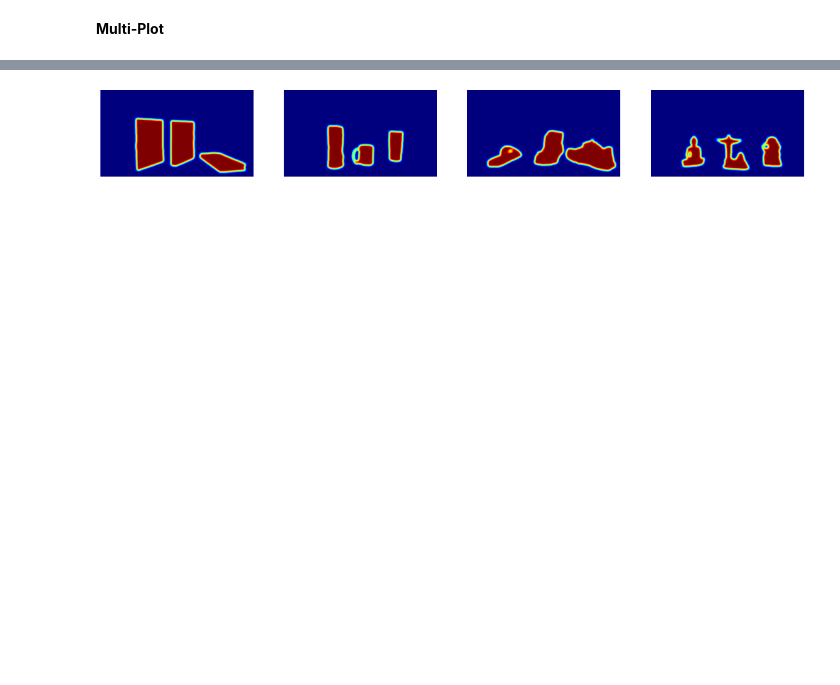
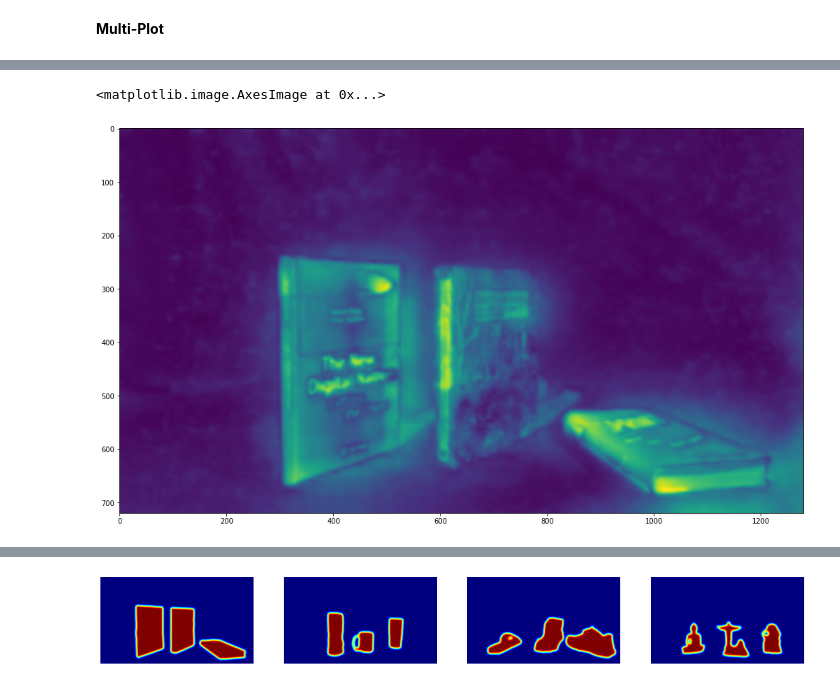
Before and after one commit to matthewkenely/ICT3909, a Jupyter notebook: optimisations/saliency-generator/App.ipynb, the cells around one changed output, grey strips where cells are left out. Drawn from its saved outputs; the diff is of its cells as text; code cells hidden in the pictures; blank space fills up the shorter version.

```diff
--- a/optimisations/saliency-generator/App.ipynb
+++ b/optimisations/saliency-generator/App.ipynb
@@ -81,0 +83,5 @@ Error:
+# %%
+plt.imshow(saliency_maps[0]['itti'])
+# %% [output]
+<matplotlib.image.AxesImage at 0x...>
+[figure, added]
```
Also changed, not shown: parts of 8 cells of this notebook, 1 other file.
